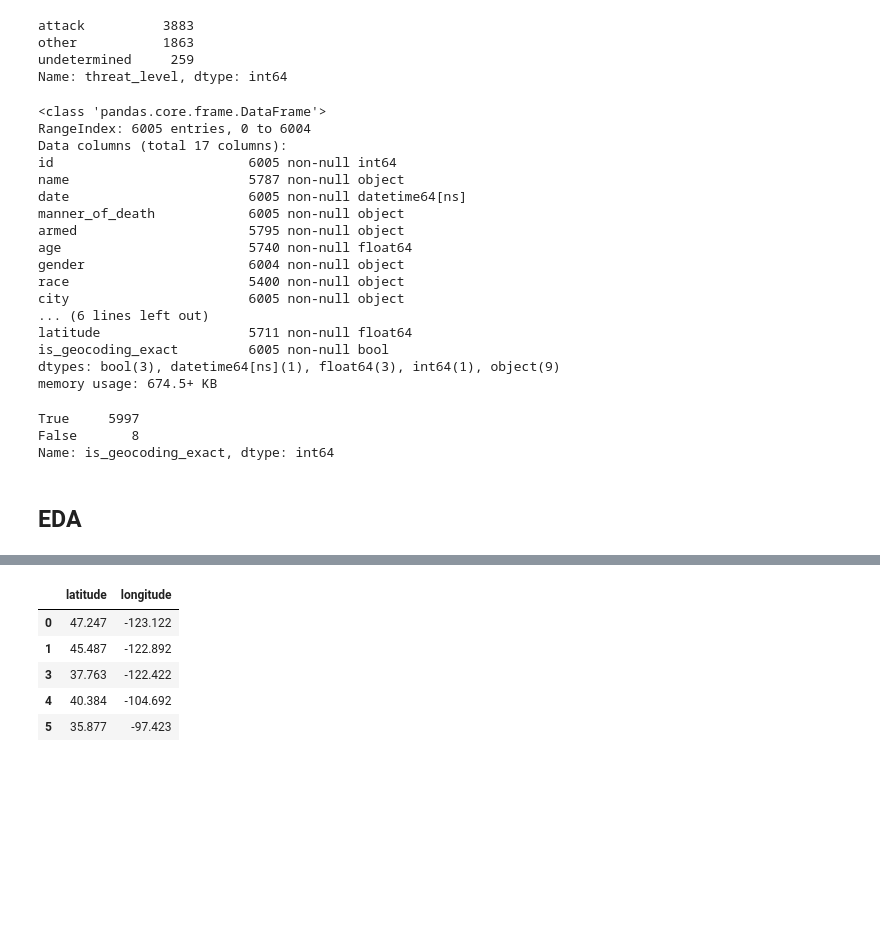
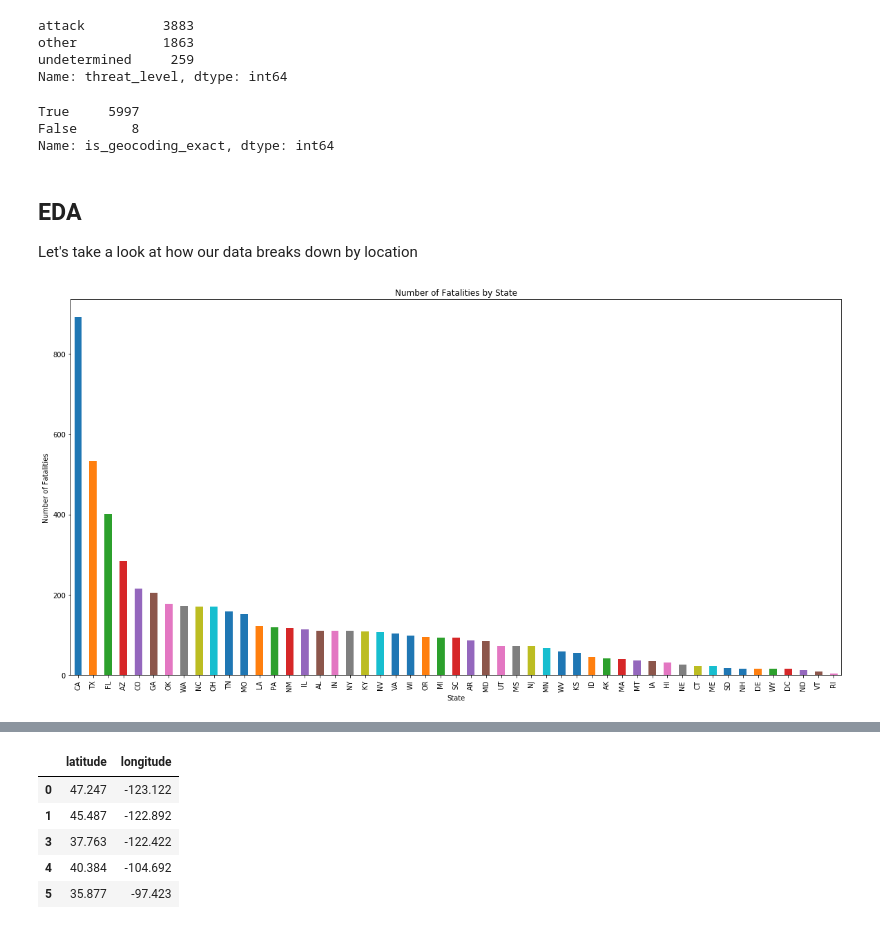
Before and after one commit to CGrannan/Police_Fatalities, a Jupyter notebook: police_shootings.ipynb, the cells around one changed output, grey strips where cells are left out. Cells and saved outputs as stored; diff of their text form; code cells hidden in the pictures; blank space fills up the shorter version.

```diff
--- a/police_shootings.ipynb
+++ b/police_shootings.ipynb
@@ -96,31 +120,21 @@ attack          3883
 other           1863
 undetermined     259
 Name: threat_level, dtype: int64
-# %%
-data.info()
-# %% [output]
-<class 'pandas.core.frame.DataFrame'>
-RangeIndex: 6005 entries, 0 to 6004
-Data columns (total 17 columns):
-id                         6005 non-null int64
-name                       5787 non-null object
-date                       6005 non-null datetime64[ns]
-manner_of_death            6005 non-null object
-armed                      5795 non-null object
-age                        5740 non-null float64
-gender                     6004 non-null object
-race                       5400 non-null object
-city                       6005 non-null object
-... (6 lines left out)
-latitude                   5711 non-null float64
-is_geocoding_exact         6005 non-null bool
-dtypes: bool(3), datetime64[ns](1), float64(3), int64(1), object(9)
-memory usage: 674.5+ KB
 # %%
 data.is_geocoding_exact.value_counts()
 # %% [output]
 True     5997
 False       8
 Name: is_geocoding_exact, dtype: int64
-# %% [markdown]
-## EDA
+# %% [markdown]
+## EDA
+
+Let's take a look at how our data breaks down by location
+# %%
+data.state.value_counts().plot(kind='bar', figsize=(20,10))
+plt.title('Number of Fatalities by State')
+plt.xlabel('State')
+plt.ylabel('Number of Fatalities')
+plt.show()
+# %% [output]
+[figure, added]
```
Also changed, not shown: parts of 15 cells of this notebook.
